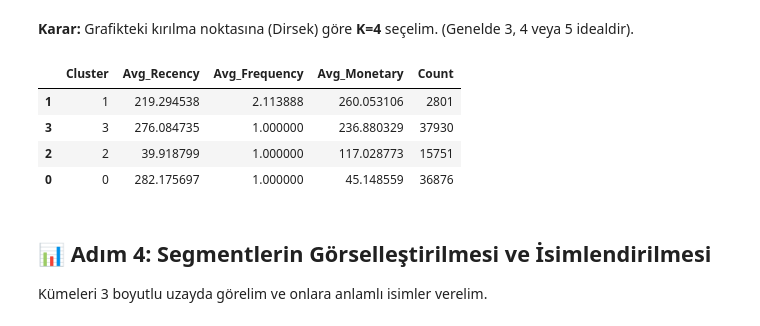
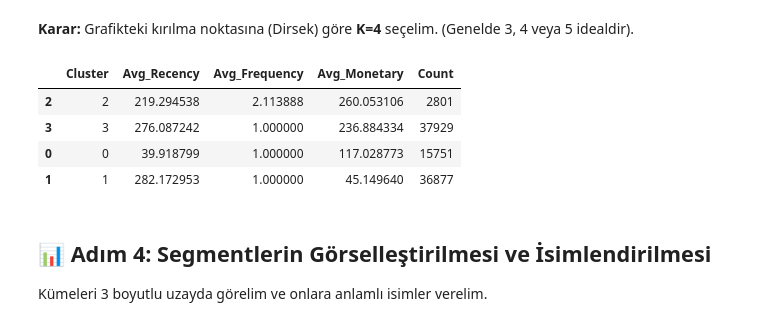
Before and after one commit to vamos99/Zero2End-ML-Bootcamp, a Jupyter notebook: olist-intelligence/notebooks/4_growth_engine.ipynb, the cells around one changed output. Cells and saved outputs as stored; diff of their text form; code cells hidden in the pictures.

```diff
--- a/olist-intelligence/notebooks/4_growth_engine.ipynb
+++ b/olist-intelligence/notebooks/4_growth_engine.ipynb
@@ -99,6 +103,9 @@ K-Means algoritması, uç değerlere (outliers) ve ölçek farklarına (scale) k
 1.  **Log Dönüşümü:** Dağılımı normale yaklaştırmak için (Skewness giderme).
 2.  **Standartlaştırma:** Tüm değişkenleri aynı ölçeğe (Mean=0, Std=1) getirmek.
 # %%
+# Veri Temizliği: Eksik veya sonsuz değerleri temizle
+rfm_df = rfm_df.replace([np.inf, -np.inf], np.nan).dropna(subset=['Recency', 'Frequency', 'Monetary'])
+
 # Log Dönüşümü (Negatif değer olmaması için +1 ekliyoruz)
 rfm_log = np.log1p(rfm_df[['Recency', 'Frequency', 'Monetary']])
 
@@ -138,29 +145,44 @@ fig.show()
 # %% [markdown]
 **Karar:** Grafikteki kırılma noktasına (Dirsek) göre **K=4** seçelim. (Genelde 3, 4 veya 5 idealdir).
 # %%
+# Re-calculate everything using a NEW variable to avoid state issues
+# Veri Temizliği
+rfm_cleaned_final = rfm_df.replace([np.inf, -np.inf], np.nan).dropna(subset=['Recency', 'Frequency', 'Monetary'])
+rfm_cleaned_final = rfm_cleaned_final.reset_index(drop=True)
+
+# Log Dönüşümü
+rfm_log = np.log1p(rfm_cleaned_final[['Recency', 'Frequency', 'Monetary']])
+
+# Standartlaştırma
+scaler = StandardScaler()
+rfm_scaled = scaler.fit_transform(rfm_log)
+
 # Modeli Eğitme (K=4)
 kmeans = KMeans(n_clusters=4, random_state=42, n_init=10)
 clusters = kmeans.fit_predict(rfm_scaled)
 
-# Kümeleri ana tabloya ekle
-rfm_df['Cluster'] = clusters
+# Kümeleri yeni tabloya ekle
+rfm_cleaned_final['Cluster'] = clusters
+
+# Global rfm_df'i güncelle
+rfm_df = rfm_cleaned_final
 
 # Kümelerin Ortalamalarını İncele
 cluster_summary = rfm_df.groupby('Cluster').agg({
     'Recency': 'mean',
     'Frequency': 'mean',
     'Monetary': 'mean',
     'customer_unique_id': 'count'
 }).reset_index()
 
 cluster_summary.columns = ['Cluster', 'Avg_Recency', 'Avg_Frequency', 'Avg_Monetary', 'Count']
 cluster_summary.sort_values(by='Avg_Monetary', ascending=False)
 # %% [output]
 |  | Cluster | Avg_Recency | Avg_Frequency | Avg_Monetary | Count |
-| 1 | 1 | 219.294538 | 2.113888 | 260.053106 | 2801 |
-| 3 | 3 | 276.084735 | 1.000000 | 236.880329 | 37930 |
-| 2 | 2 | 39.918799 | 1.000000 | 117.028773 | 15751 |
-| 0 | 0 | 282.175697 | 1.000000 | 45.148559 | 36876 |
+| 2 | 2 | 219.294538 | 2.113888 | 260.053106 | 2801 |
+| 3 | 3 | 276.087242 | 1.000000 | 236.884334 | 37929 |
+| 0 | 0 | 39.918799 | 1.000000 | 117.028773 | 15751 |
+| 1 | 1 | 282.172953 | 1.000000 | 45.149640 | 36877 |
 # %% [markdown]
 ## 📊 Adım 4: Segmentlerin Görselleştirilmesi ve İsimlendirilmesi
 
```
Also changed, not shown: parts of 7 cells of this notebook, 24 other files.
